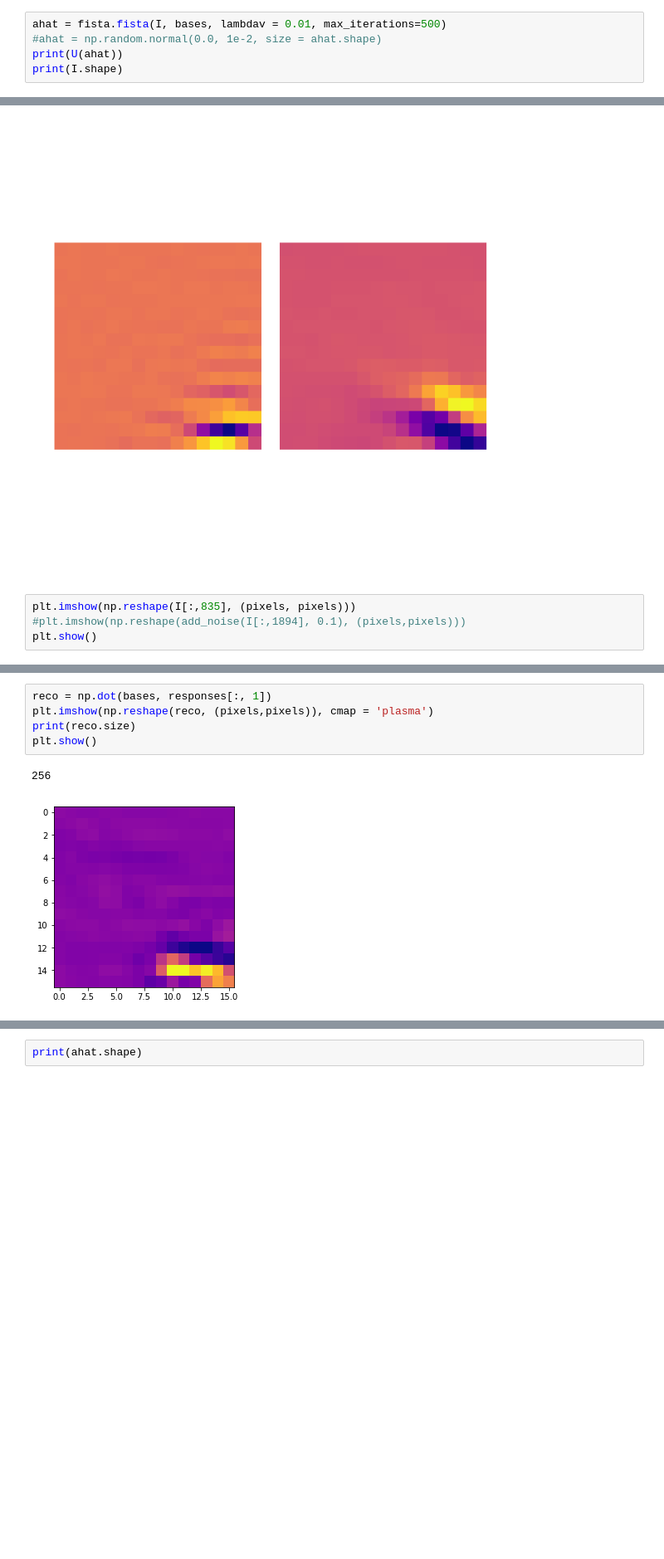
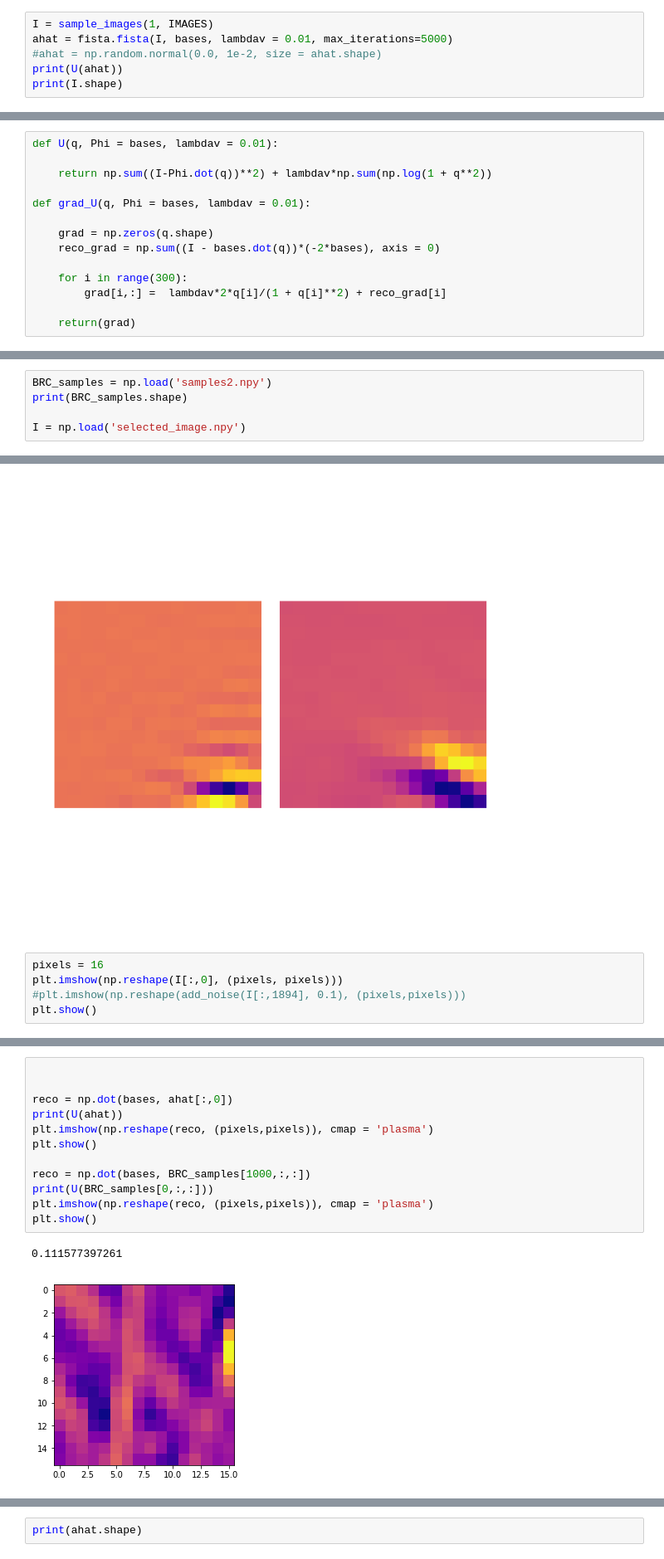
Before and after one commit to ncinko/RW, a Jupyter notebook: Correlation studies.ipynb, the cells around one changed output, grey strips where cells are left out. Shown at 83% size. Cells and saved outputs as stored; diff of their text form; blank space fills up the shorter version.

```diff
--- a/Correlation studies.ipynb
+++ b/Correlation studies.ipynb
@@ -176,6 +176,7 @@ plt.show()"""
 "plt.scatter(noise_corr_list, corr_list)\nplt.axis('equal')\nplt.show()"
 # %%
-ahat = fista.fista(I, bases, lambdav = 0.01, max_iterations=500)
+I = sample_images(1, IMAGES)
+ahat = fista.fista(I, bases, lambdav = 0.01, max_iterations=5000)
 #ahat = np.random.normal(0.0, 1e-2, size = ahat.shape)
 print(U(ahat))
 print(I.shape)
@@ -267,5 +220,19 @@ print(grad_U2(ahat, bases,  0.01)[:5])
 # %% [markdown]
 # HMC algorithm
+# %%
+def U(q, Phi = bases, lambdav = 0.01):
+
+    return np.sum((I-Phi.dot(q))**2) + lambdav*np.sum(np.log(1 + q**2))
+
+def grad_U(q, Phi = bases, lambdav = 0.01):
+
+    grad = np.zeros(q.shape)
+    reco_grad = np.sum((I - bases.dot(q))*(-2*bases), axis = 0)
+
+    for i in range(300):
+        grad[i,:] =  lambdav*2*q[i]/(1 + q[i]**2) + reco_grad[i]
+
+    return(grad)
 # %%
 def HMC(epsilon, L, current_q):
     q = current_q
@@ -362,0 +316,5 @@ plt.show()
+# %%
+BRC_samples = np.load('samples2.npy')
+print(BRC_samples.shape)
+
+I = np.load('selected_image.npy')
@@ -505,7 +472,8 @@ plt.show()
 # %% [output]
 [figure]
 # %%
-plt.imshow(np.reshape(I[:,835], (pixels, pixels)))
+pixels = 16
+plt.imshow(np.reshape(I[:,0], (pixels, pixels)))
 #plt.imshow(np.reshape(add_noise(I[:,1894], 0.1), (pixels,pixels)))
 plt.show()
 # %% [output]
@@ -513,8 +481,15 @@ plt.show()
 # %%
-reco = np.dot(bases, responses[:, 1])
+
+
+reco = np.dot(bases, ahat[:,0])
+print(U(ahat))
 plt.imshow(np.reshape(reco, (pixels,pixels)), cmap = 'plasma')
-print(reco.size)
 plt.show()
+
+reco = np.dot(bases, BRC_samples[1000,:,:])
+print(U(BRC_samples[0,:,:]))
+plt.imshow(np.reshape(reco, (pixels,pixels)), cmap = 'plasma')
+plt.show()
 # %% [output]
-256
+0.111577397261
-[figure, old version]
+[figure, new version]
```
Also changed, not shown: parts of 27 cells of this notebook, 6 other files.
